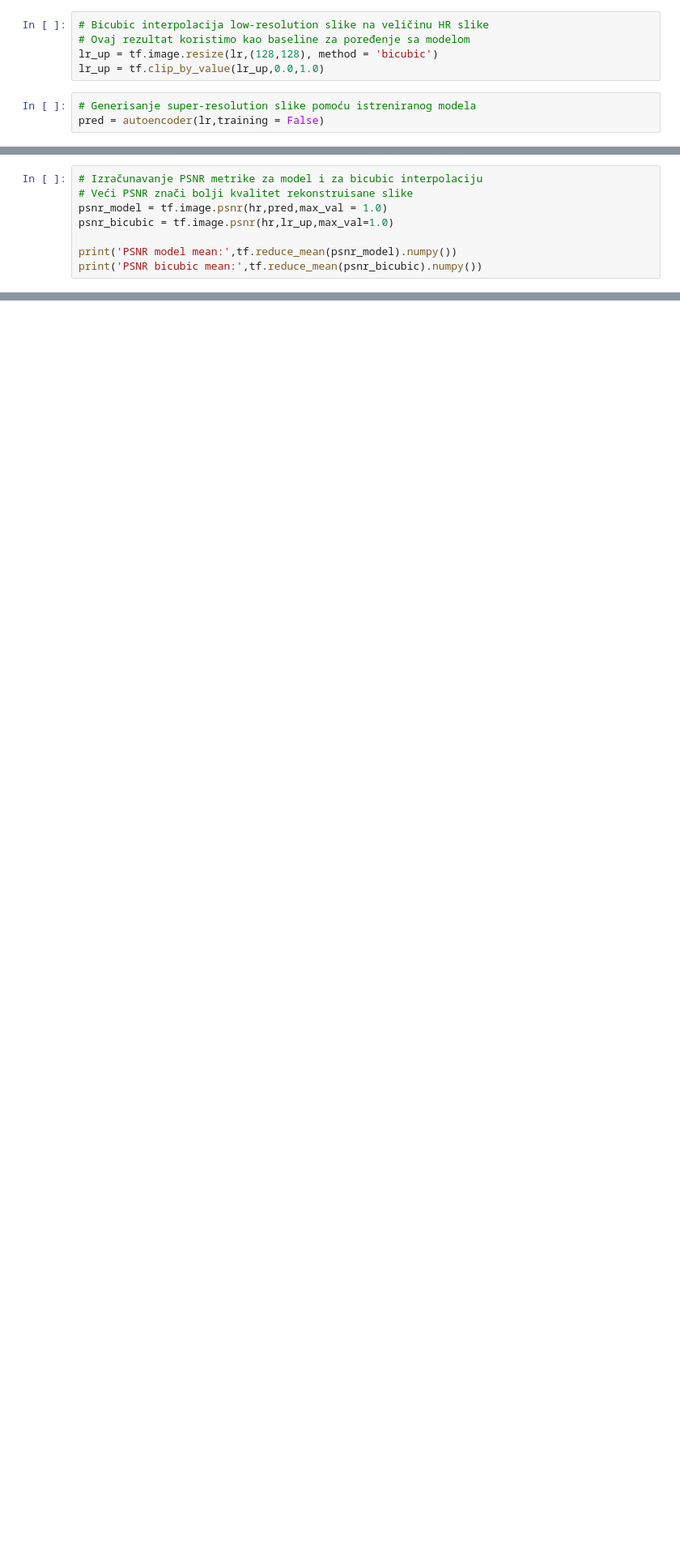
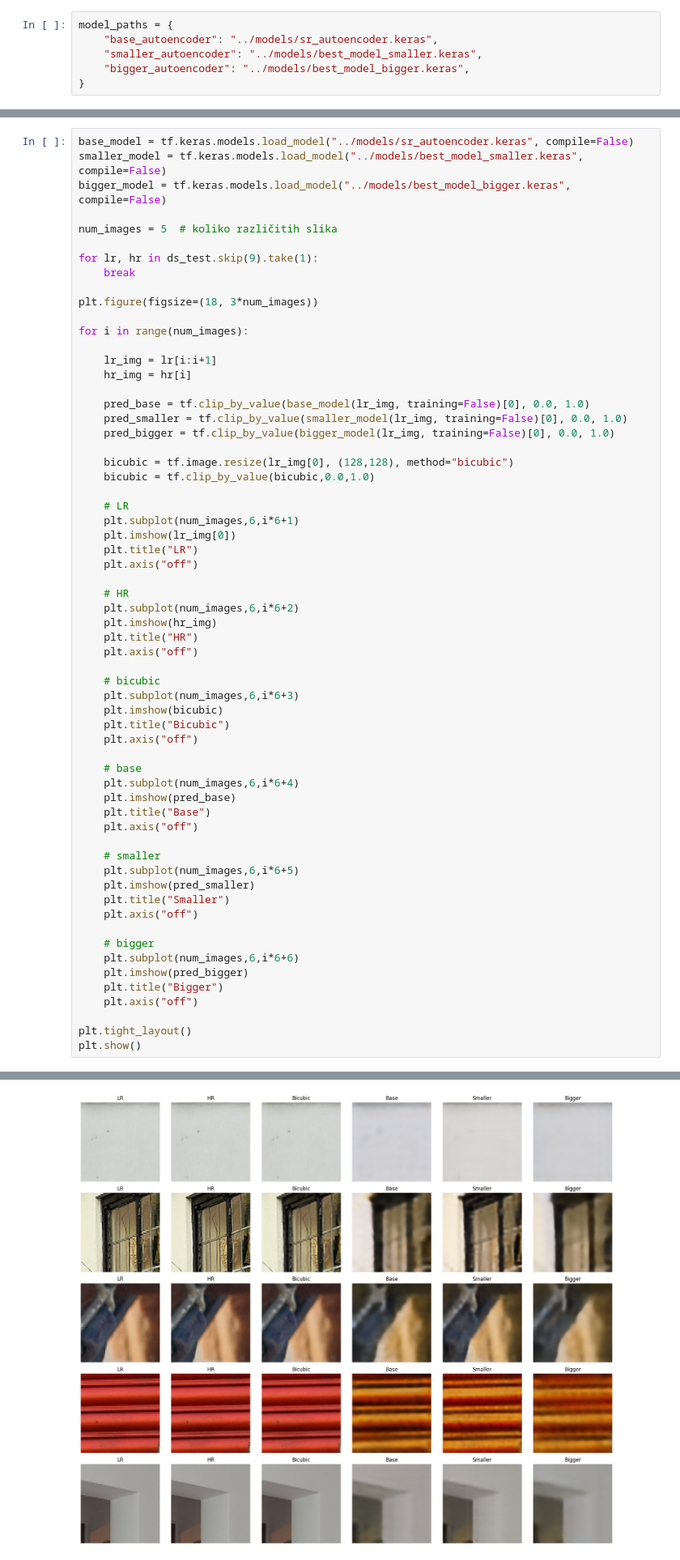
Before and after one commit to Trbaa/Masinsko-ucenje-I40, a Jupyter notebook: notebooks/03_evaluation.ipynb, the cells around one changed output, grey strips where cells are left out. Shown at 81% size. Saved outputs shown, nothing was run; the diff lists cells and outputs as text; blank space fills up the shorter version.

```diff
--- a/notebooks/03_evaluation.ipynb
+++ b/notebooks/03_evaluation.ipynb
@@ -46,8 +38,6 @@ Model loaded.
-# %%
-# Bicubic interpolacija low-resolution slike na veličinu HR slike
-# Ovaj rezultat koristimo kao baseline za poređenje sa modelom
-lr_up = tf.image.resize(lr,(128,128), method = 'bicubic')
-lr_up = tf.clip_by_value(lr_up,0.0,1.0)
-# %%
-# Generisanje super-resolution slike pomoću istreniranog modela
-pred = autoencoder(lr,training = False)
+# %%
+model_paths = {
+    "base_autoencoder": "../models/sr_autoencoder.keras",
+    "smaller_autoencoder": "../models/best_model_smaller.keras",
+    "bigger_autoencoder": "../models/best_model_bigger.keras",
+}
@@ -54,9 +125,63 @@ pred = autoencoder(lr,training = False)
 # %%
-# Izračunavanje PSNR metrike za model i za bicubic interpolaciju
-# Veći PSNR znači bolji kvalitet rekonstruisane slike
-psnr_model = tf.image.psnr(hr,pred,max_val = 1.0)
-psnr_bicubic = tf.image.psnr(hr,lr_up,max_val=1.0)
+base_model = tf.keras.models.load_model("../models/sr_autoencoder.keras", compile=False)
+smaller_model = tf.keras.models.load_model("../models/best_model_smaller.keras", compile=False)
+bigger_model = tf.keras.models.load_model("../models/best_model_bigger.keras", compile=False)
 
-print('PSNR model mean:',tf.reduce_mean(psnr_model).numpy())
-print('PSNR bicubic mean:',tf.reduce_mean(psnr_bicubic).numpy())
+num_images = 5  # koliko različitih slika
+
+for lr, hr in ds_test.skip(9).take(1):
+    break
+
+plt.figure(figsize=(18, 3*num_images))
+
+for i in range(num_images):
+
+    lr_img = lr[i:i+1]
+    hr_img = hr[i]
+
+    pred_base = tf.clip_by_value(base_model(lr_img, training=False)[0], 0.0, 1.0)
+    pred_smaller = tf.clip_by_value(smaller_model(lr_img, training=False)[0], 0.0, 1.0)
+    pred_bigger = tf.clip_by_value(bigger_model(lr_img, training=False)[0], 0.0, 1.0)
+
+    bicubic = tf.image.resize(lr_img[0], (128,128), method="bicubic")
+    bicubic = tf.clip_by_value(bicubic,0.0,1.0)
+
+    # LR
+    plt.subplot(num_images,6,i*6+1)
+    plt.imshow(lr_img[0])
+    plt.title("LR")
+    plt.axis("off")
+
+    # HR
+    plt.subplot(num_images,6,i*6+2)
+    plt.imshow(hr_img)
+    plt.title("HR")
+    plt.axis("off")
+
+    # bicubic
+    plt.subplot(num_images,6,i*6+3)
+    plt.imshow(bicubic)
+    plt.title("Bicubic")
+    plt.axis("off")
+
+    # base
+    plt.subplot(num_images,6,i*6+4)
+    plt.imshow(pred_base)
+    plt.title("Base")
+    plt.axis("off")
+
+    # smaller
+    plt.subplot(num_images,6,i*6+5)
+    plt.imshow(pred_smaller)
+    plt.title("Smaller")
+    plt.axis("off")
+
+    # bigger
+    plt.subplot(num_images,6,i*6+6)
+    plt.imshow(pred_bigger)
+    plt.title("Bigger")
+    plt.axis("off")
+
+plt.tight_layout()
+plt.show()
 # %% [output]
@@ -64,0 +188 @@ PSNR bicubic mean: 29.719692
+[figure, added]
```
Also changed, not shown: parts of 10 cells of this notebook, 1 other file.
